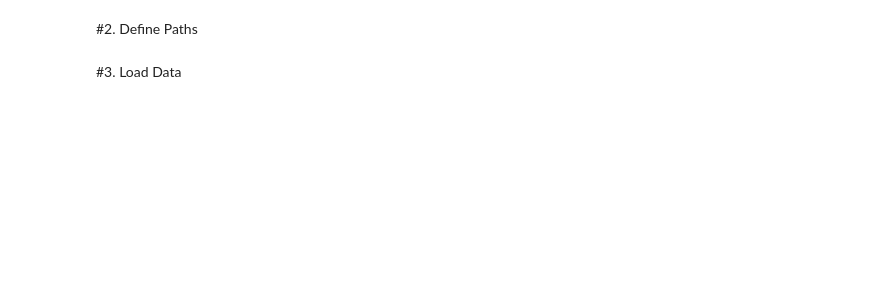
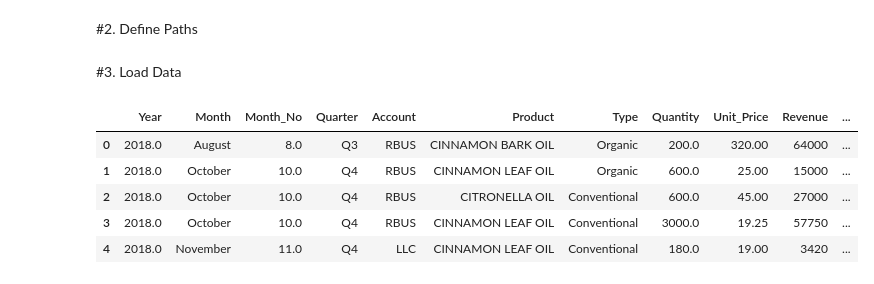
Before and after one commit to vimesh630/Revenue_Forecasting, a Jupyter notebook: Preprocessing_for_Revenue_Forecasting.ipynb, the cells around one changed output. Drawn from its saved outputs; the diff is of its cells as text; code cells hidden in the pictures; blank space fills up the shorter version.

```diff
--- a/Preprocessing_for_Revenue_Forecasting.ipynb
+++ b/Preprocessing_for_Revenue_Forecasting.ipynb
@@ -21,3 +21,12 @@ os.makedirs(output_dir, exist_ok=True)
 #3. Load Data
 # %%
 df=pd.read_csv(input_file_path)
+df=pd.DataFrame(df)
+df.head()
+# %% [output]
+|  | Year | Month | Month_No | Quarter | Account | Product | Type | Quantity | Unit_Price | Revenue | ... |
+| 0 | 2018.0 | August | 8.0 | Q3 | RBUS | CINNAMON BARK OIL | Organic | 200.0 | 320.00 | 64000 | ... |
+| 1 | 2018.0 | October | 10.0 | Q4 | RBUS | CINNAMON LEAF OIL | Organic | 600.0 | 25.00 | 15000 | ... |
+| 2 | 2018.0 | October | 10.0 | Q4 | RBUS | CITRONELLA OIL | Conventional | 600.0 | 45.00 | 27000 | ... |
+| 3 | 2018.0 | October | 10.0 | Q4 | RBUS | CINNAMON LEAF OIL | Conventional | 3000.0 | 19.25 | 57750 | ... |
+| 4 | 2018.0 | November | 11.0 | Q4 | LLC | CINNAMON LEAF OIL | Conventional | 180.0 | 19.00 | 3420 | ... |
```
Also changed, not shown: parts of 3 cells of this notebook.
